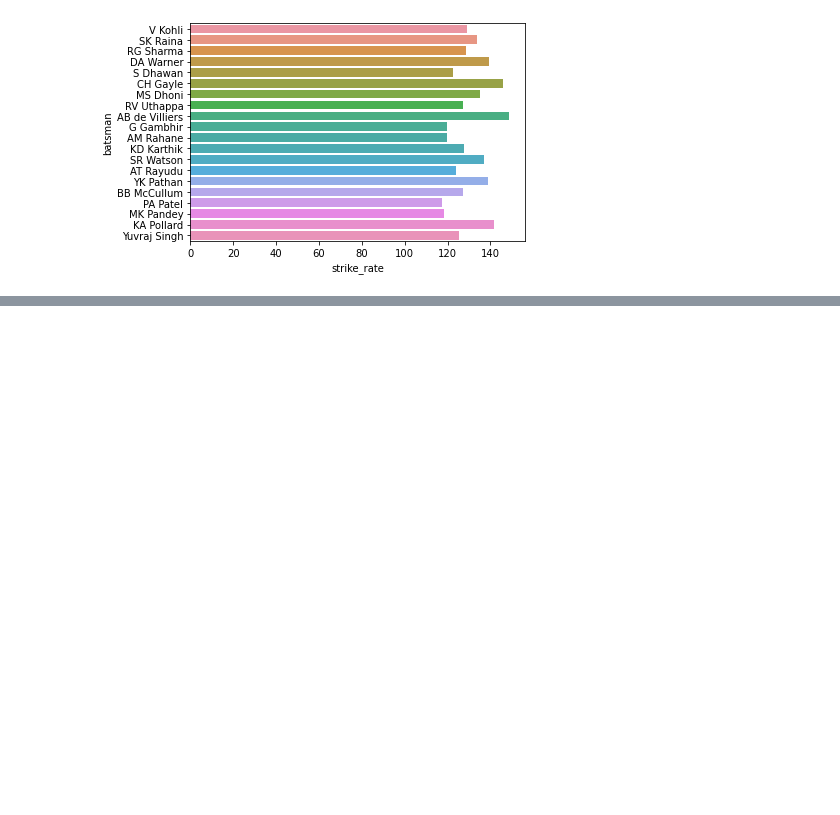
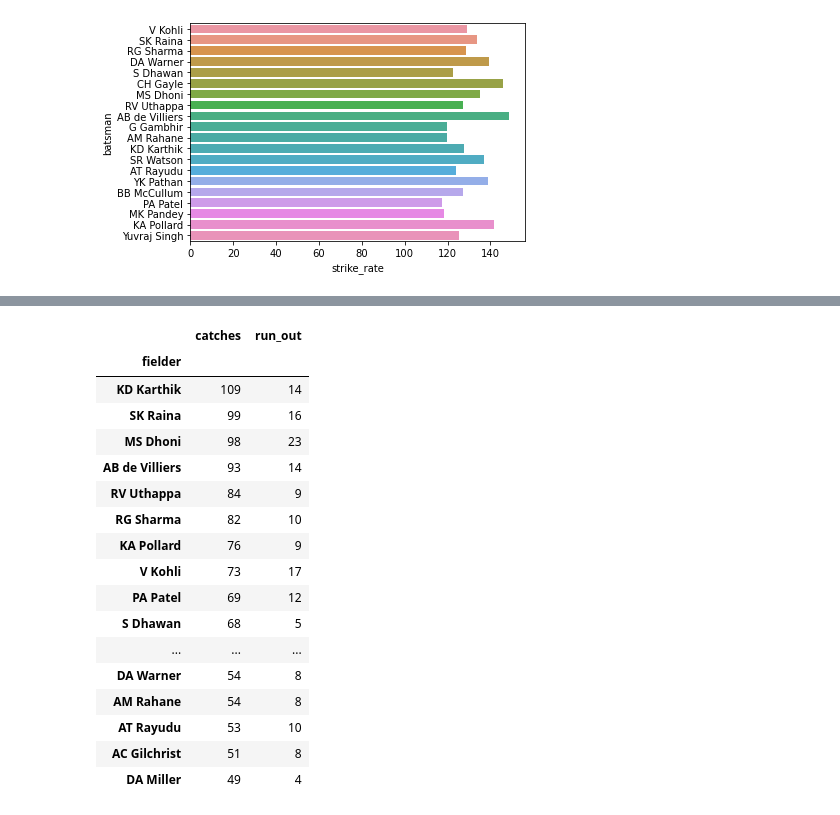
Before and after one commit to PiranavS/TSF-GRIP-Data-Science-and-Business-Analytics-Internship, a Jupyter notebook: Tasks/TASK 5 - Exploratory Data Analysis - Sports/Task 5.ipynb, the cells around one changed output, grey strips where cells are left out. Drawn from its saved outputs; the diff is of its cells as text; code cells hidden in the pictures; blank space fills up the shorter version.

```diff
--- a/Tasks/TASK 5 - Exploratory Data Analysis - Sports/Task 5.ipynb
+++ b/Tasks/TASK 5 - Exploratory Data Analysis - Sports/Task 5.ipynb
@@ -121,8 +126,9 @@ balls
 179078 rows × 21 columns
 # %%
 #Retrieving the wicket-taking deliveries
-wickets=balls[pd.notnull(balls)["dismissal_kind"]]
+wickets = balls[pd.notnull(balls)["dismissal_kind"]]
 #Dropping the run outs as it doesn't count towards bowler stats
+run_outs = wickets[wickets["dismissal_kind"] == "run out"]
 wickets.drop(wickets[wickets["dismissal_kind"] == "run out"].index)
 # %% [output]
 |  | match_id | inning | batting_team | bowling_team | over | ball | batsman | non_striker | bowler | ... |
@@ -384,0 +394,5 @@ sns.barplot(data=best_batsmen,x="strike_rate",y=best_batsmen.index)
+# %%
+run_out = run_outs.groupby("fielder").count().sort_values(by='match_id',ascending= False)
+run_out = run_out["match_id"]
+run_out = run_out.rename("run_out")
+run_out
@@ -384,0 +413,5 @@ sns.barplot(data=best_batsmen,x="strike_rate",y=best_batsmen.index)
+# %%
+catches = wickets[(wickets["dismissal_kind"] == "caught") | (wickets["dismissal_kind"] == "caught and bowled") ]
+catch = catches.groupby("fielder").count().sort_values(by='match_id',ascending=False)["match_id"]
+catch = catch.rename("catches")
+catch
@@ -384,0 +432,22 @@ sns.barplot(data=best_batsmen,x="strike_rate",y=best_batsmen.index)
+# %%
+field_stat = pd.merge(catch,run_out,left_on='fielder',right_on='fielder')
+field_stat.head(20)
+# %% [output]
+|  | catches | run_out |
+| fielder |  |  |
+| KD Karthik | 109 | 14 |
+| SK Raina | 99 | 16 |
+| MS Dhoni | 98 | 23 |
+| AB de Villiers | 93 | 14 |
+| RV Uthappa | 84 | 9 |
+| RG Sharma | 82 | 10 |
+| KA Pollard | 76 | 9 |
+| V Kohli | 73 | 17 |
+| PA Patel | 69 | 12 |
+| S Dhawan | 68 | 5 |
+| ... | ... | ... |
+| DA Warner | 54 | 8 |
+| AM Rahane | 54 | 8 |
+| AT Rayudu | 53 | 10 |
+| AC Gilchrist | 51 | 8 |
+| DA Miller | 49 | 4 |
```
Also changed, not shown: parts of 6 cells of this notebook.
